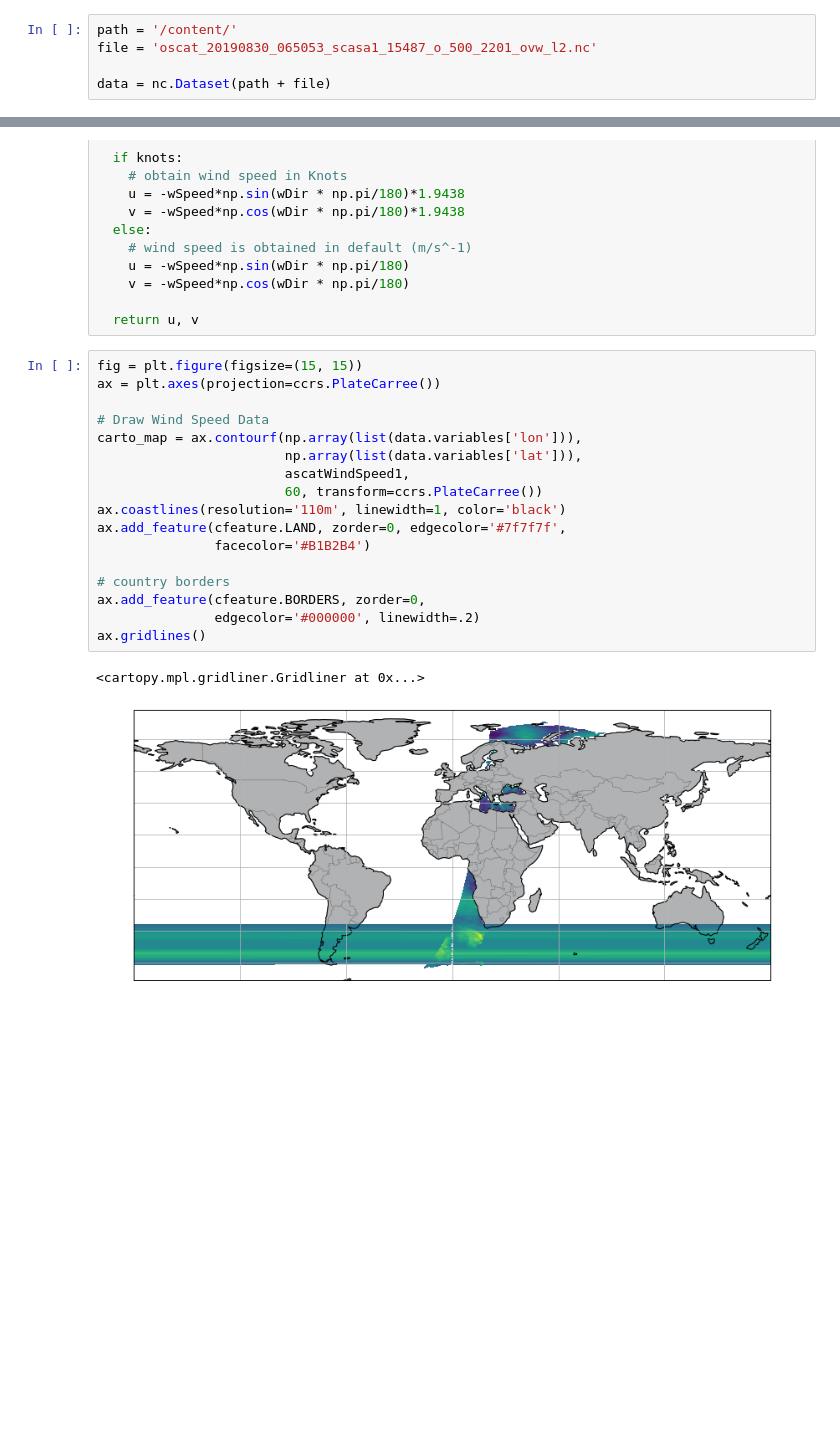
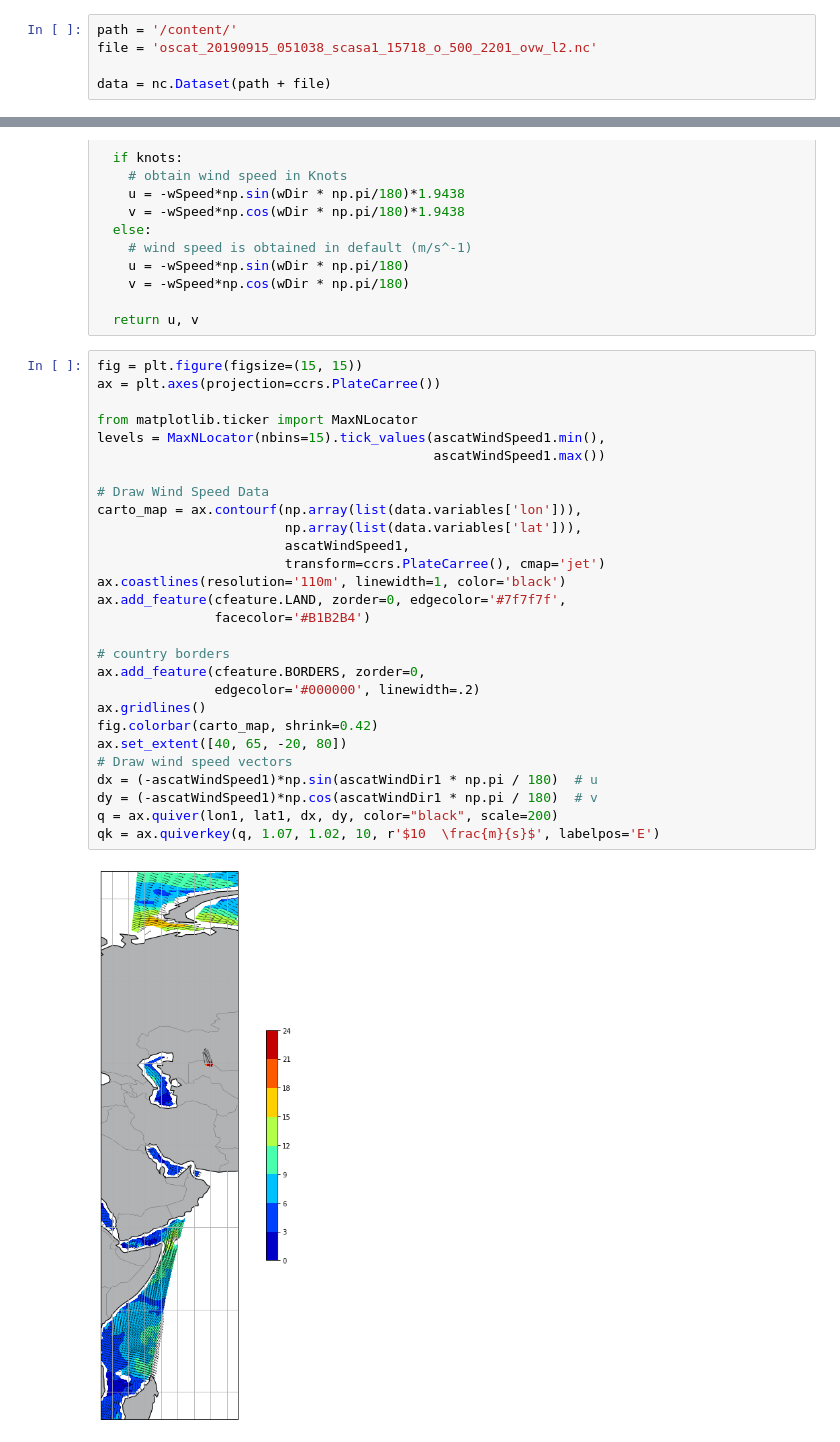
Before and after one commit to Seyed-Ali-Ahmadi/Python-for-Remote-Sensing, a Jupyter notebook: OSCAT.ipynb, the cells around one changed output, grey strips where cells are left out. Drawn from its saved outputs; the diff is of its cells as text; blank space fills up the shorter version.

```diff
--- a/OSCAT.ipynb
+++ b/OSCAT.ipynb
@@ -13,6 +13,6 @@ from cartopy.mpl.gridliner import LONGITUDE_FORMATTER, LATITUDE_FORMATTER
 import cartopy.feature as cfeature
 # %%
 path = '/content/'
-file = 'oscat_20190830_065053_scasa1_15487_o_500_2201_ovw_l2.nc'
+file = 'oscat_20190915_051038_scasa1_15718_o_500_2201_ovw_l2.nc'
 
 data = nc.Dataset(path + file)
@@ -57,20 +57,30 @@ def wind_components(wSpeed, wDir, knots=False):
 # %%
 fig = plt.figure(figsize=(15, 15))
 ax = plt.axes(projection=ccrs.PlateCarree())
+
+from matplotlib.ticker import MaxNLocator
+levels = MaxNLocator(nbins=15).tick_values(ascatWindSpeed1.min(),
+                                           ascatWindSpeed1.max())
 
 # Draw Wind Speed Data
 carto_map = ax.contourf(np.array(list(data.variables['lon'])),
                         np.array(list(data.variables['lat'])),
                         ascatWindSpeed1,
-                        60, transform=ccrs.PlateCarree())
+                        transform=ccrs.PlateCarree(), cmap='jet')
 ax.coastlines(resolution='110m', linewidth=1, color='black')
 ax.add_feature(cfeature.LAND, zorder=0, edgecolor='#7f7f7f',
                facecolor='#B1B2B4')
 
 # country borders
 ax.add_feature(cfeature.BORDERS, zorder=0,
                edgecolor='#000000', linewidth=.2)
 ax.gridlines()
+fig.colorbar(carto_map, shrink=0.42)
+ax.set_extent([40, 65, -20, 80])
+# Draw wind speed vectors
+dx = (-ascatWindSpeed1)*np.sin(ascatWindDir1 * np.pi / 180)  # u
+dy = (-ascatWindSpeed1)*np.cos(ascatWindDir1 * np.pi / 180)  # v
+q = ax.quiver(lon1, lat1, dx, dy, color="black", scale=200)
+qk = ax.quiverkey(q, 1.07, 1.02, 10, r'$10  \frac{m}{s}$', labelpos='E')
 # %% [output]
-<cartopy.mpl.gridliner.Gridliner at 0x...>
-[figure, old version]
+[figure, new version]
```
Also changed, not shown: parts of 4 cells of this notebook.
